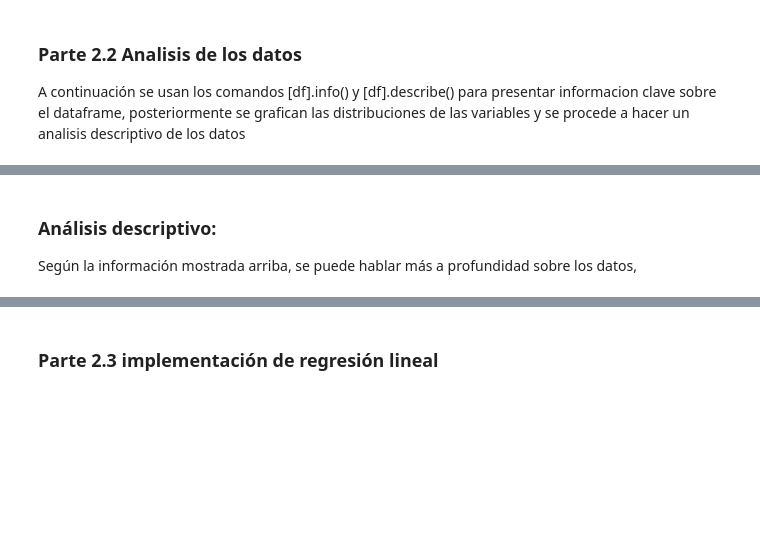
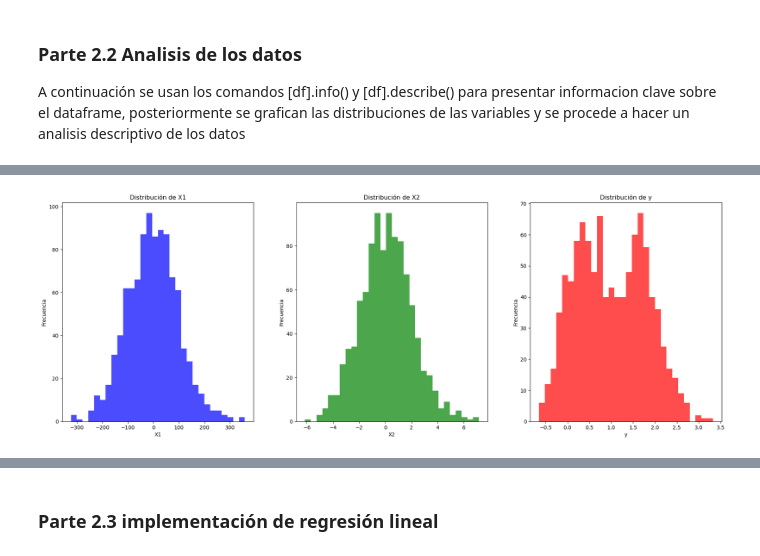
Before and after one commit to jclavijomartinez/IA2430, a Jupyter notebook: Proyecto1/JUAN-CLAVIJO-Proyecto1.ipynb, the cells around one changed output, grey strips where cells are left out. Saved outputs shown, nothing was run; the diff lists cells and outputs as text; code cells hidden in the pictures; blank space fills up the shorter version.

```diff
--- a/Proyecto1/JUAN-CLAVIJO-Proyecto1.ipynb
+++ b/Proyecto1/JUAN-CLAVIJO-Proyecto1.ipynb
@@ -408,33 +439,31 @@ df_artif.describe()
 # %%
 # Se graffican las variables en un histograma para visualizar mejor su distribución
 
 # Crear la figura y los subplots, con 1 fila y 3 columnas
-fig, axes = plt.subplots(1, 3, figsize=(10, 5))
+fig, axes = plt.subplots(1, 3, figsize=(20, 8))
 
 # Histograma para X1
 axes[0].hist(df_artif["X1"], bins=30, color="blue", alpha=0.7)
 axes[0].set_title("Distribución de X1")
 axes[0].set_xlabel("X1")
 axes[0].set_ylabel("Frecuencia")
 
 # Histograma para X2
 axes[1].hist(df_artif["X2"], bins=30, color="green", alpha=0.7)
 axes[1].set_title("Distribución de X2")
 axes[1].set_xlabel("X2")
 axes[1].set_ylabel("Frecuencia")
 
 # Histograma para y
 axes[2].hist(df_artif["y"], bins=30, color="red", alpha=0.7)
 axes[2].set_title("Distribución de y")
 axes[2].set_xlabel("y")
 axes[2].set_ylabel("Frecuencia")
 
 # Ajustar el espaciado entre subplots
-plt.tight_layout()
+plt.tight_layout(pad=5)
 
 # Mostrar la gráfica
 plt.show()
+# %% [output]
+[figure, added]
-# %% [markdown]
-### Análisis descriptivo:
-
-Según la información mostrada arriba, se puede hablar más a profundidad sobre los datos,
```
Also changed, not shown: parts of 9 cells of this notebook.
